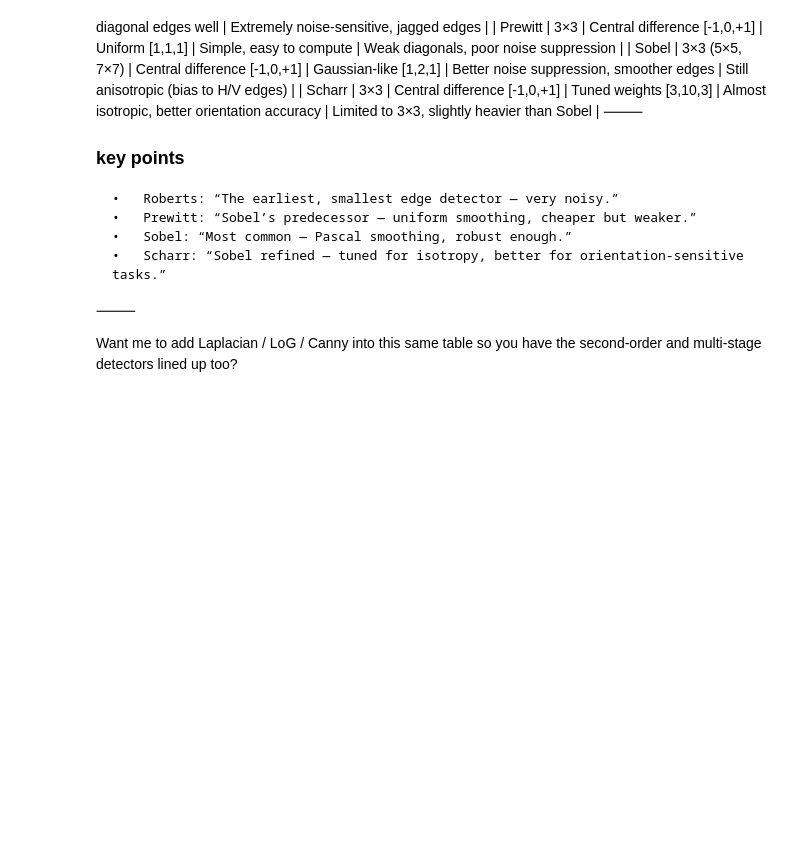
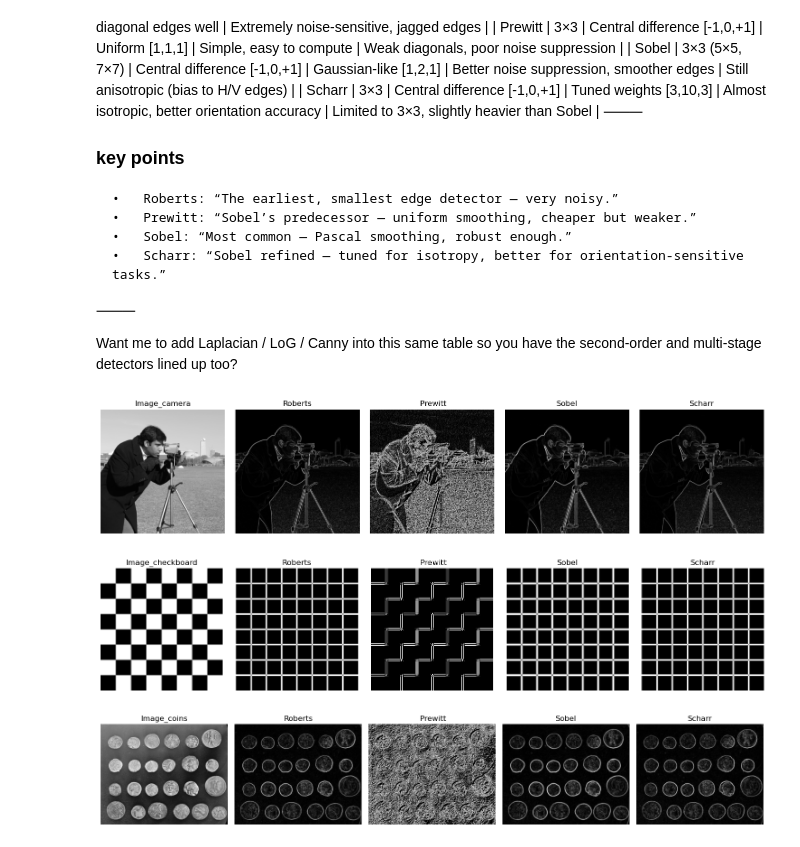
Before and after one commit to apkmannava/machine_learning_apk, a Jupyter notebook: HandCrafterFIlters.ipynb, the cells around one changed output. Drawn from its saved outputs; the diff is of its cells as text; code cells hidden in the pictures; blank space fills up the shorter version.

```diff
--- a/HandCrafterFIlters.ipynb
+++ b/HandCrafterFIlters.ipynb
@@ -94,46 +96,59 @@ Want me to add Laplacian / LoG / Canny into this same table so you have the seco
 # Robets prewitt sobel scharr apply on all images
 # plt show first column original second roberts third prewitt fourth sobel fifth scharr
 for i in range(len(images)):
     image = images[i]
 
     # Roberts
     roberts_x = cv2.Sobel(image, cv2.CV_64F, 1, 0, ksize=3)
     roberts_y = cv2.Sobel(image, cv2.CV_64F, 0, 1, ksize=3)
     roberts = np.sqrt(roberts_x**2 + roberts_y**2)
 
     # Prewitt
     kernelx = np.array([[1, 0, -1], [1, 0, -1], [1, 0, -1]])
     kernely = np.array([[1, 1, 1], [0, 0, 0], [-1, -1, -1]])
     prewitt_x = cv2.filter2D(image, -1, kernelx)
     prewitt_y = cv2.filter2D(image, -1, kernely)
     prewitt = np.sqrt(prewitt_x**2 + prewitt_y**2)
 
     # Sobel
     sobel_x = cv2.Sobel(image, cv2.CV_64F, 1, 0, ksize=5)
     sobel_y = cv2.Sobel(image, cv2.CV_64F, 0, 1, ksize=5)
     sobel = np.sqrt(sobel_x**2 + sobel_y**2)
 
     # Scharr
     scharr_x = cv2.Scharr(image, cv2.CV_64F, 1, 0)
     scharr_y = cv2.Scharr(image, cv2.CV_64F, 0, 1)
     scharr = np.sqrt(scharr_x**2 + scharr_y**2)
 
-    plt.subplot(3, 5, i*5 + 1)
-    plt.imshow(image, cmap='gray')
-    plt.title(titles[i])
-    plt.axis('off')
+    if i*5+1 <= 15 and i>=0:
+        plt.figure(figsize=(15, 9))
+        plt.subplot(3, 5, i*5 + 1)
+        plt.imshow(image, cmap='gray')
+        plt.title(titles[i])
+        plt.axis('off')
 
-    plt.subplot(3, 5, i*5 + 2)
-    plt.imshow(roberts, cmap='gray')
-    plt.title('Roberts')
-    plt.axis('off')
+        plt.subplot(3, 5, i*5 + 2)
+        plt.imshow(roberts, cmap='gray')
+        plt.title('Roberts')
+        plt.axis('off')
 
-    plt.subplot(3, 5, i*5 + 3)
-    plt.imshow(prewitt, cmap='gray')
-    plt.title(' Prewitt')
-    plt.axis('off')
+        plt.subplot(3, 5, i*5 + 3)
+        plt.imshow(prewitt, cmap='gray')
+        plt.title(' Prewitt')
+        plt.axis('off')
 
-    plt.subplot(3, 5, i*5 + 4)
-    plt.imshow(sobel, cmap='gray')
-    plt.title('Sobel')
-    plt.axis('off')
+        plt.subplot(3, 5, i*5 + 4)
+        plt.imshow(sobel, cmap='gray')
+        plt.title('Sobel')
+        plt.axis('off')
+
+        plt.subplot(3, 5, i*5 + 5)
+        plt.imshow(scharr, cmap='gray')
+        plt.title('Scharr')
+        plt.axis('off')
+        plt.tight_layout()
+        plt.show()
+# %% [output]
+[figure, added]
+[figure, added]
+[figure, added]
```
Also changed, not shown: parts of 1 cell of this notebook.
